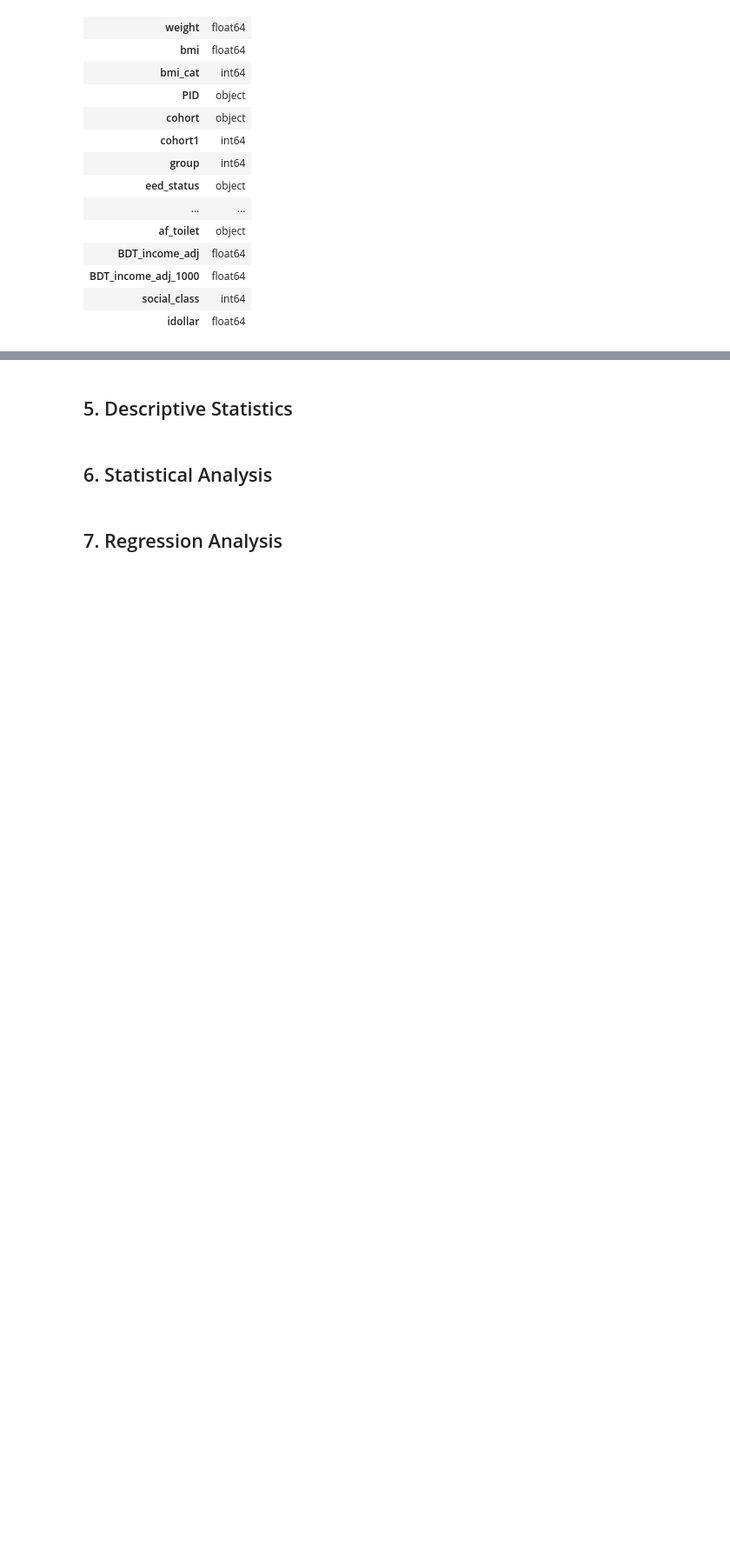
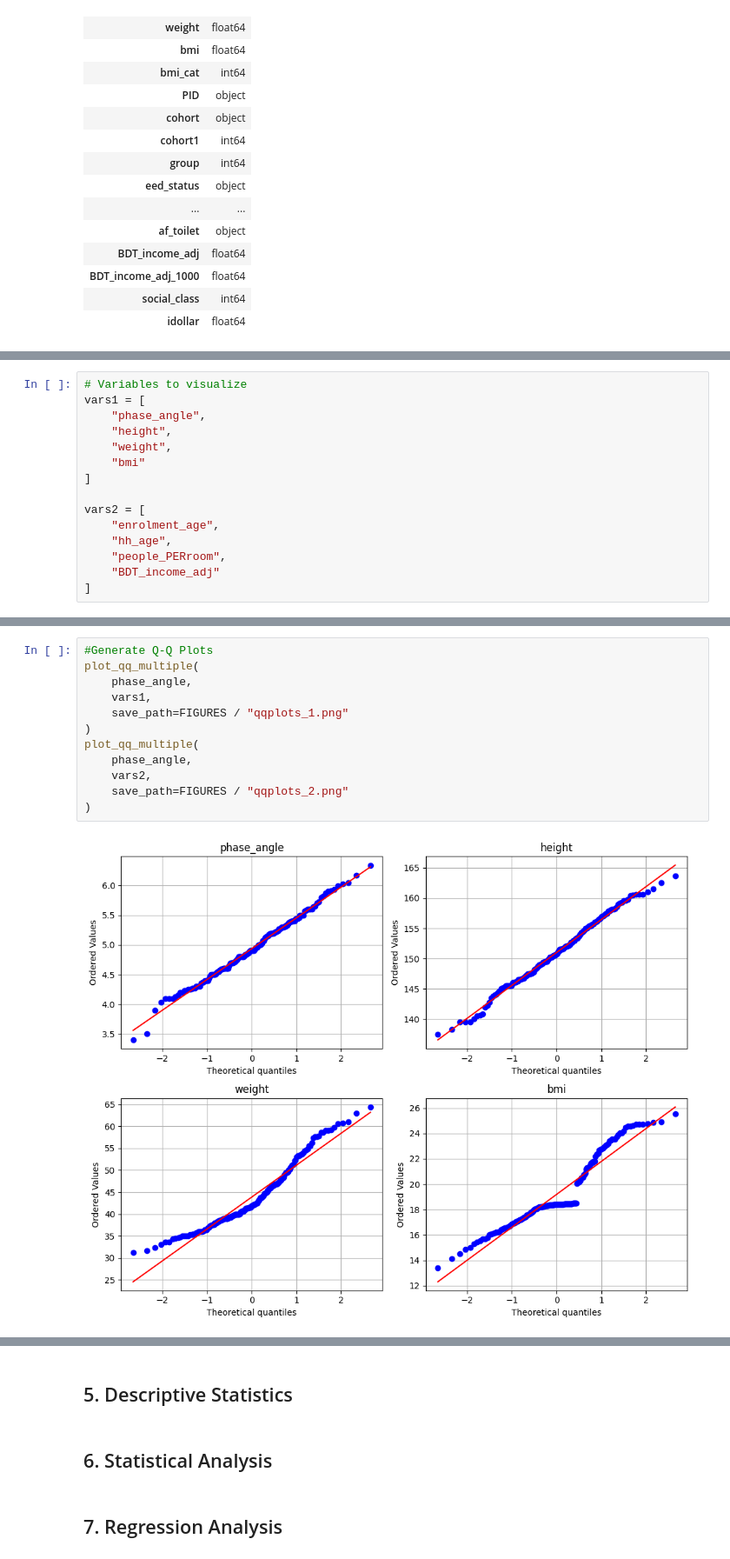
Before and after one commit to SabrinaMannan/bia-phase-angle-analysis, a Jupyter notebook: notebooks/BIA_phase_angle.ipynb, the cells around one changed output, grey strips where cells are left out. Shown at 87% size. Saved outputs shown, nothing was run; the diff lists cells and outputs as text; blank space fills up the shorter version.

Commit message:
Add assumption checking with Shapiro-Wilk test and QQ plots

```diff
--- a/notebooks/BIA_phase_angle.ipynb
+++ b/notebooks/BIA_phase_angle.ipynb
@@ -140,0 +211,15 @@ phase_angle.dtypes.to_frame("Type")
+# %%
+# Variables to visualize
+vars1 = [
+    "phase_angle",
+    "height",
+    "weight",
+    "bmi"
+]
+
+vars2 = [
+    "enrolment_age",
+    "hh_age",
+    "people_PERroom",
+    "BDT_income_adj"
+]
@@ -140,0 +288,14 @@ phase_angle.dtypes.to_frame("Type")
+# %%
+#Generate Q-Q Plots
+plot_qq_multiple(
+    phase_angle,
+    vars1,
+    save_path=FIGURES / "qqplots_1.png"
+)
+plot_qq_multiple(
+    phase_angle,
+    vars2,
+    save_path=FIGURES / "qqplots_2.png"
+)
+# %% [output]
+[figure, added]
```
Also changed, not shown: parts of 7 cells of this notebook, 2 other files.
